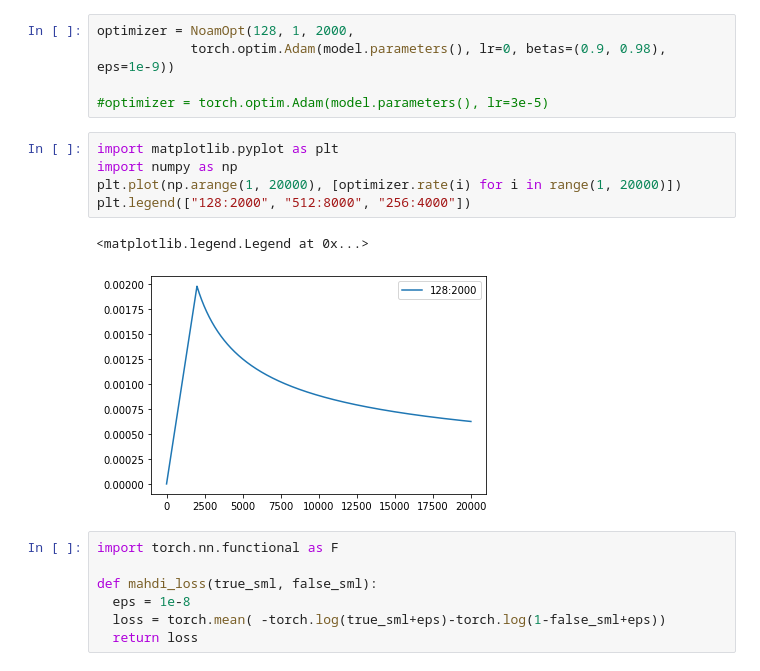
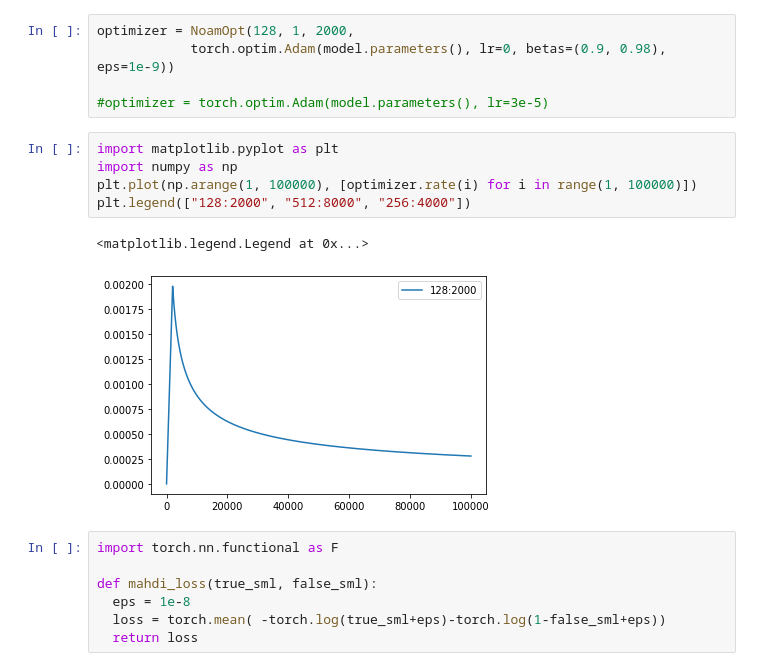
Before and after one commit to mmsamiei/MS-Thesis-Phase2, a Jupyter notebook: Models/Motevaselian/Motevaselian.ipynb, the cells around one changed output. Saved outputs shown, nothing was run; the diff lists cells and outputs as text.

```diff
--- a/Models/Motevaselian/Motevaselian.ipynb
+++ b/Models/Motevaselian/Motevaselian.ipynb
@@ -304,11 +304,11 @@ optimizer = NoamOpt(128, 1, 2000,
 # %%
 import matplotlib.pyplot as plt
 import numpy as np
-plt.plot(np.arange(1, 20000), [optimizer.rate(i) for i in range(1, 20000)])
+plt.plot(np.arange(1, 100000), [optimizer.rate(i) for i in range(1, 100000)])
 plt.legend(["128:2000", "512:8000", "256:4000"])
 # %% [output]
 <matplotlib.legend.Legend at 0x...>
-[figure, old version]
+[figure, new version]
 # %%
 import torch.nn.functional as F
 
```
Also changed, not shown: parts of 3 cells of this notebook.
